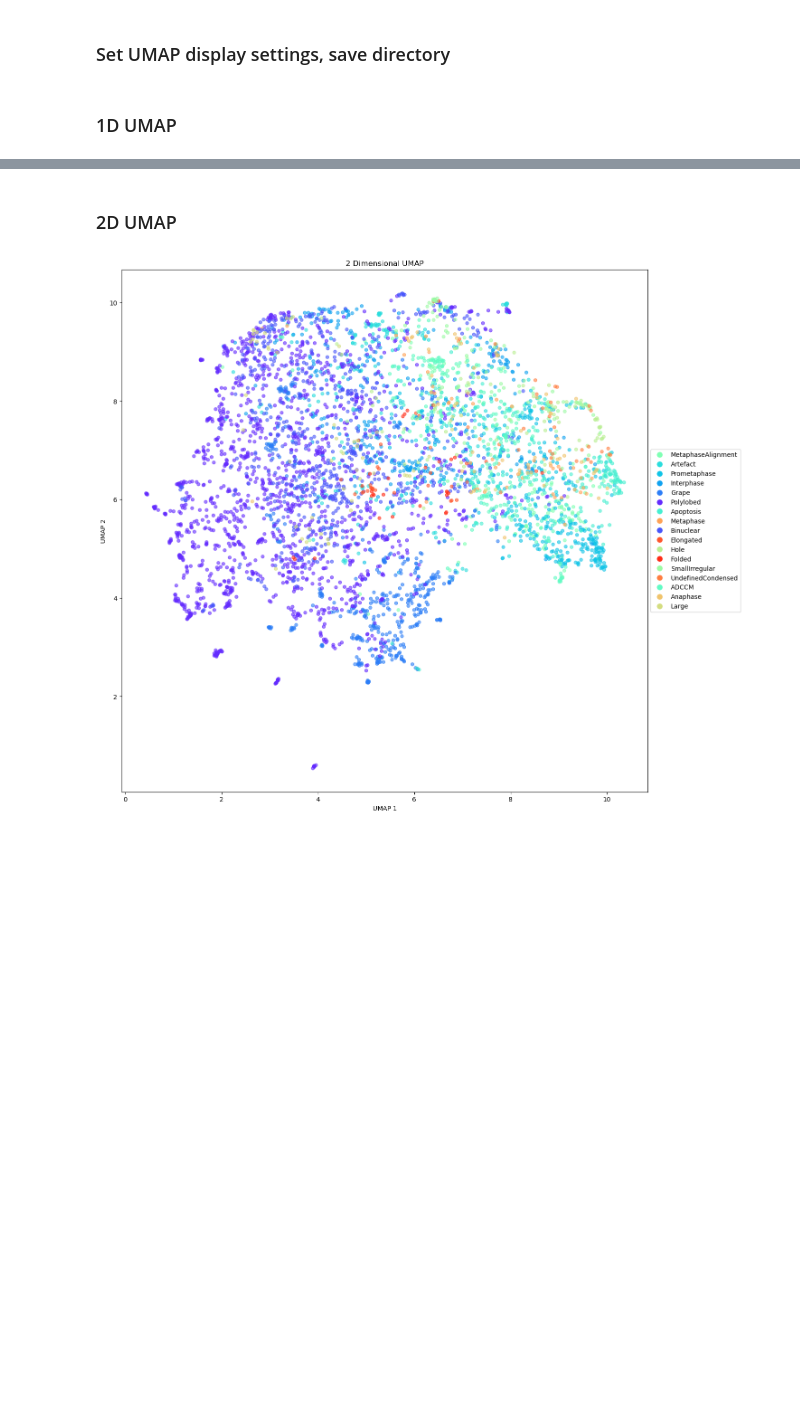
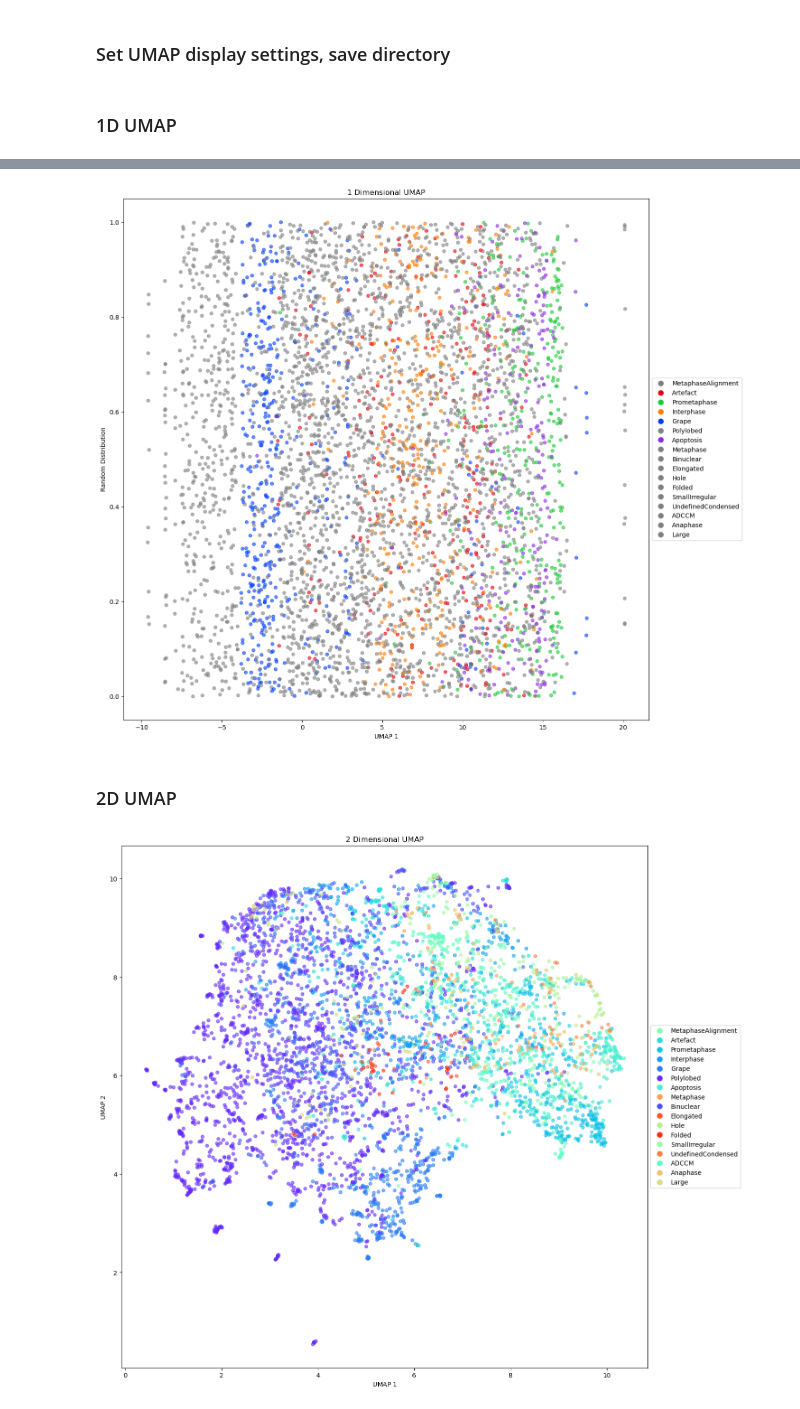
Before and after one commit to WayScience/mitocheck_data, a Jupyter notebook: 4.analyze_data/analyze_data.ipynb, the cells around one changed output, grey strips where cells are left out. Cells and saved outputs as stored; diff of their text form; code cells hidden in the pictures; blank space fills up the shorter version.

```diff
--- a/4.analyze_data/analyze_data.ipynb
+++ b/4.analyze_data/analyze_data.ipynb
@@ -97,3 +138,8 @@ umap_1D_save_path = pathlib.Path(f"{save_dir}/norm_train_1D_umap.png")
+# %%
+umap_1D_save_path = pathlib.Path(f"{save_dir}/norm_train_1D_umap_grays.png")
+show_1D_umap(feature_data, phenotypic_classes, colored_classes_2, save_path=umap_1D_save_path, point_size=point_size, alpha=alpha, palette="bright")
+# %% [output]
+[figure, added]
 # %% [markdown]
 ### 2D UMAP
 # %%
```
Also changed, not shown: parts of 7 cells of this notebook, 7 other files.
